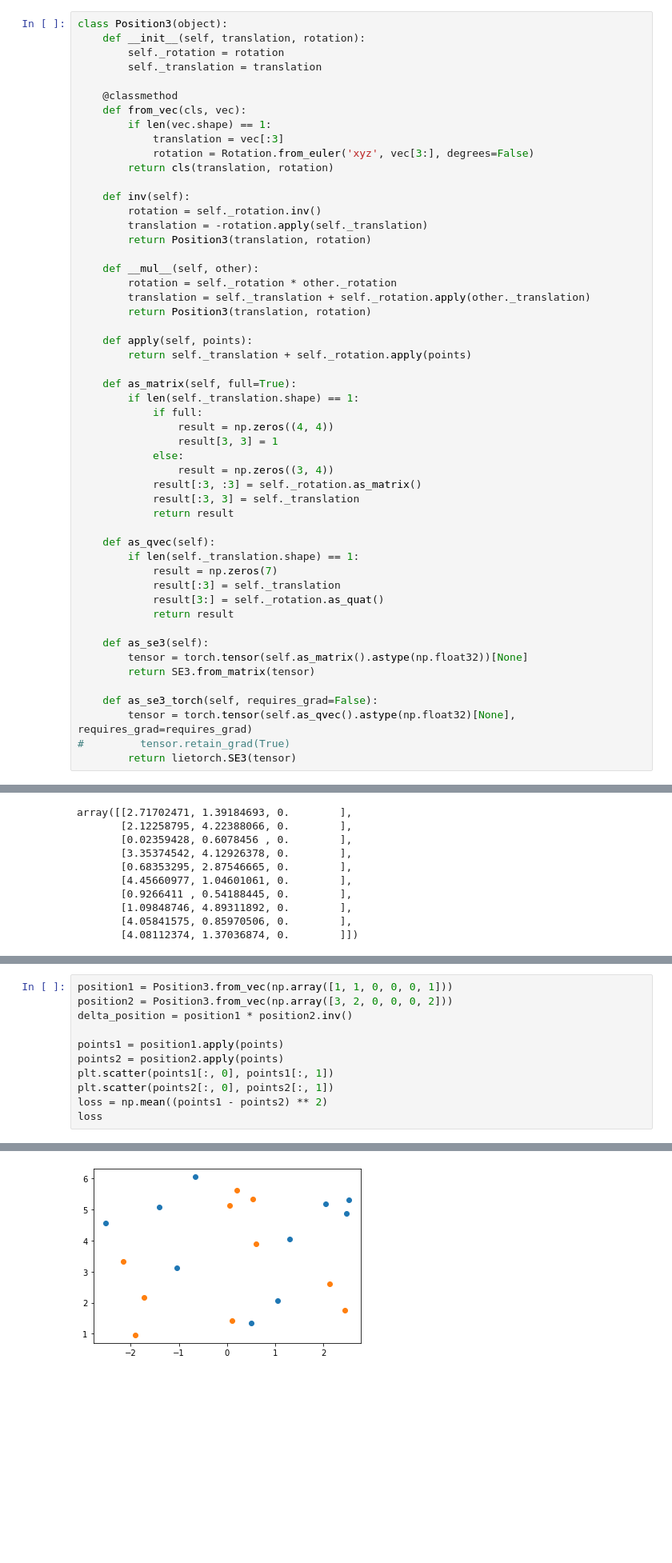
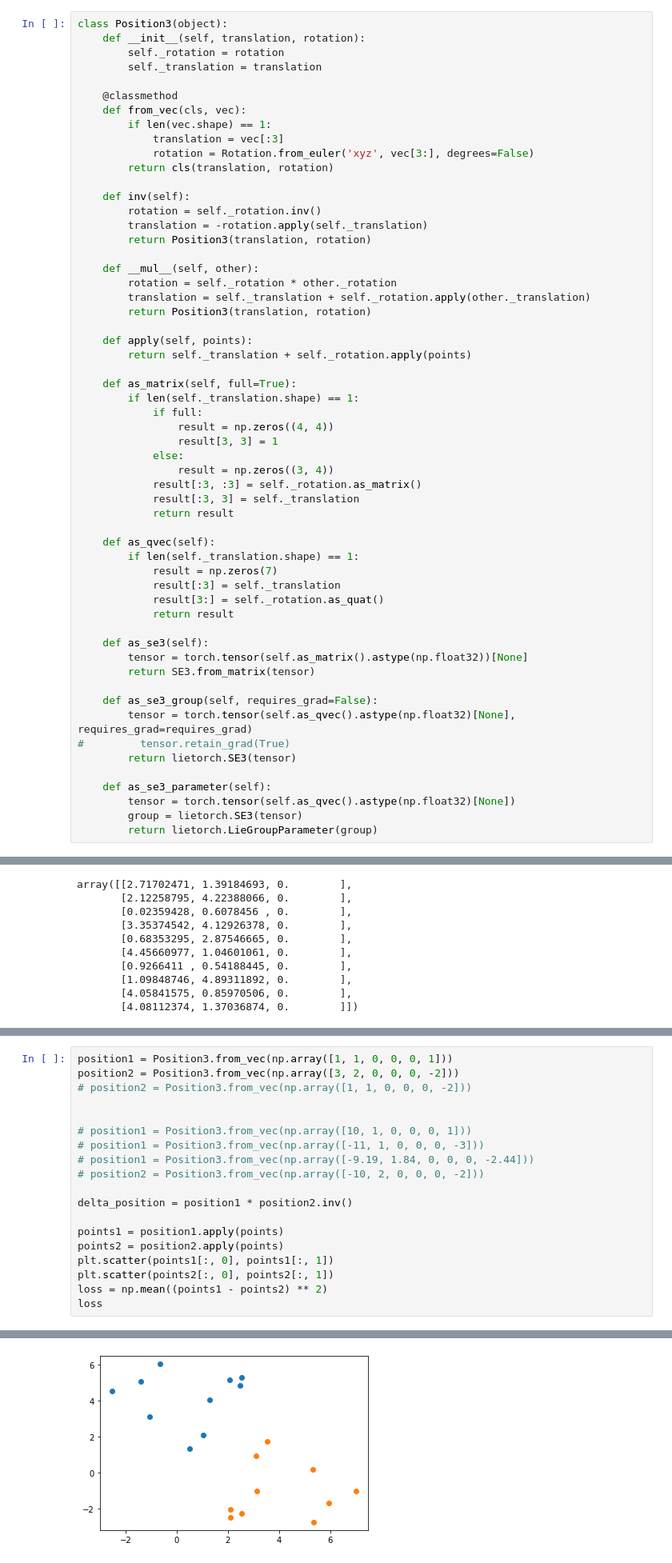
Before and after one commit to MisterMap/imap-pytorch, a Jupyter notebook: notebook/position_opitmizer.ipynb, the cells around one changed output, grey strips where cells are left out. Shown at 80% size. Saved outputs shown, nothing was run; the diff lists cells and outputs as text; blank space fills up the shorter version.

Commit message:
Update position optimizaer notebook

```diff
--- a/notebook/position_opitmizer.ipynb
+++ b/notebook/position_opitmizer.ipynb
@@ -61,10 +62,15 @@ class Position3(object):
         tensor = torch.tensor(self.as_matrix().astype(np.float32))[None]
         return SE3.from_matrix(tensor)
 
-    def as_se3_torch(self, requires_grad=False):
+    def as_se3_group(self, requires_grad=False):
         tensor = torch.tensor(self.as_qvec().astype(np.float32)[None], requires_grad=requires_grad)
 #         tensor.retain_grad(True)
         return lietorch.SE3(tensor)
+
+    def as_se3_parameter(self):
+        tensor = torch.tensor(self.as_qvec().astype(np.float32)[None])
+        group = lietorch.SE3(tensor)
+        return lietorch.LieGroupParameter(group)
 # %% [markdown]
 # Generate points
 # %%
@@ -95,6 +98,14 @@ def matrix_from_position(position):
 # %%
 position1 = Position3.from_vec(np.array([1, 1, 0, 0, 0, 1]))
-position2 = Position3.from_vec(np.array([3, 2, 0, 0, 0, 2]))
+position2 = Position3.from_vec(np.array([3, 2, 0, 0, 0, -2]))
+# position2 = Position3.from_vec(np.array([1, 1, 0, 0, 0, -2]))
+
+
+# position1 = Position3.from_vec(np.array([10, 1, 0, 0, 0, 1]))
+# position1 = Position3.from_vec(np.array([-11, 1, 0, 0, 0, -3]))
+# position1 = Position3.from_vec(np.array([-9.19, 1.84, 0, 0, 0, -2.44]))
+# position2 = Position3.from_vec(np.array([-10, 2, 0, 0, 0, -2]))
+
 delta_position = position1 * position2.inv()
 
 points1 = position1.apply(points)
@@ -108,4 +119,4 @@ loss
-[figure, old version]
+[figure, new version]
 # %% [markdown]
 # Liegroups module
 # %%
```
Also changed, not shown: parts of 29 cells of this notebook.
